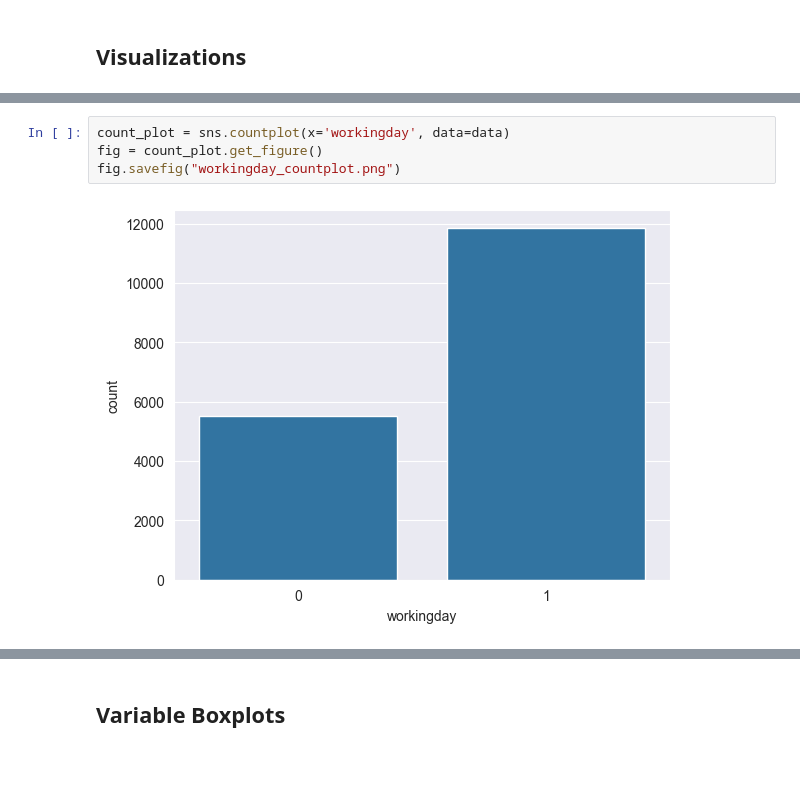
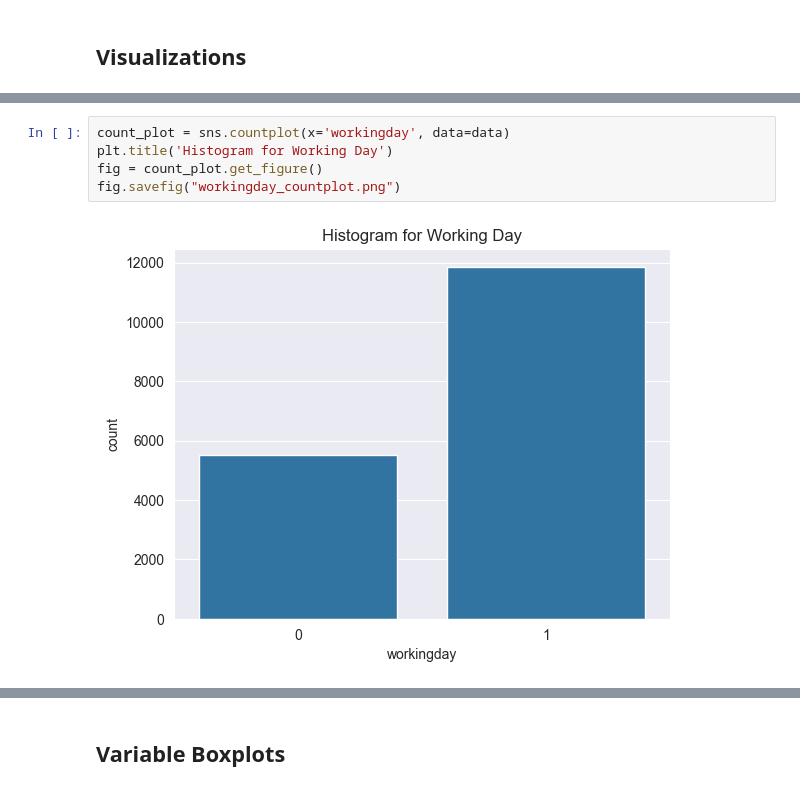
Before and after one commit to Vitalijs-Tickovs/Training_For_Accenture, a Jupyter notebook: Bike_Project/EDA.ipynb, the cells around one changed output, grey strips where cells are left out. Cells and saved outputs as stored; diff of their text form; blank space fills up the shorter version.

```diff
--- a/Bike_Project/EDA.ipynb
+++ b/Bike_Project/EDA.ipynb
@@ -90,8 +95,9 @@ fig.savefig("hr_countplot.png")
 # %%
 count_plot = sns.countplot(x='workingday', data=data)
+plt.title('Histogram for Working Day')
 fig = count_plot.get_figure()
 fig.savefig("workingday_countplot.png")
 # %% [output]
-[figure, old version]
+[figure, new version]
 # %%
 count_plot= sns.countplot(x='weekday', data=data)
```
Also changed, not shown: parts of 15 cells of this notebook, 2 other files.
